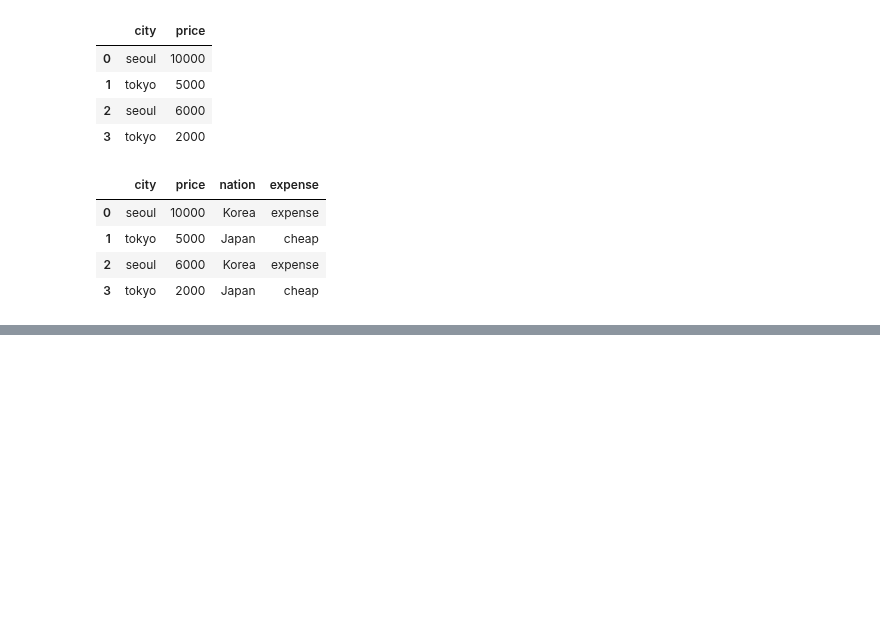
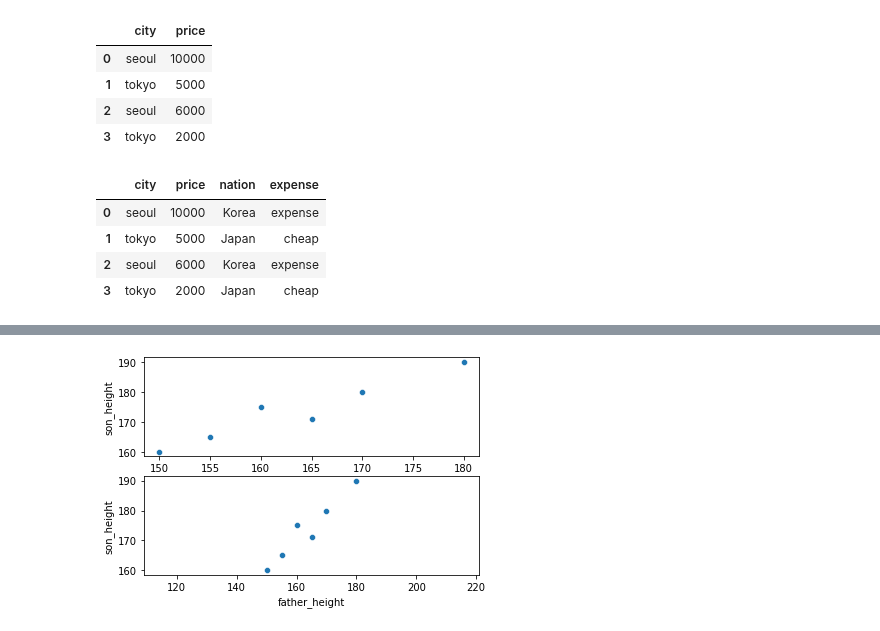
Before and after one commit to gabrielwithappy/python_study, a Jupyter notebook: Python_Basic.ipynb, the cells around one changed output, grey strips where cells are left out. Drawn from its saved outputs; the diff is of its cells as text; code cells hidden in the pictures; blank space fills up the shorter version.

```diff
--- a/Python_Basic.ipynb
+++ b/Python_Basic.ipynb
@@ -2487,0 +2553,20 @@ display(df)
+# %%
+# X 와 Y 축을 동일한 scale로 plt.axis("equal")
+import pandas as pd
+import seaborn as sns
+import matplotlib.pyplot as plt
+
+fig, ax = plt.subplots(2,1)
+df = pd.DataFrame({'father_height' : [150,155,160,165,170,180],
+                   'son_height' : [160,165,175,171,180,190]})
+df
+sns.scatterplot(ax=ax[0], x= 'father_height',
+                y= 'son_height',
+                data = df)
+sns.scatterplot(ax=ax[1],  x= 'father_height',
+                y= 'son_height',
+                data = df)
+plt.axis("equal")
+plt.show()
+# %% [output]
+[figure, added]
```
Also changed, not shown: parts of 3 cells of this notebook.
